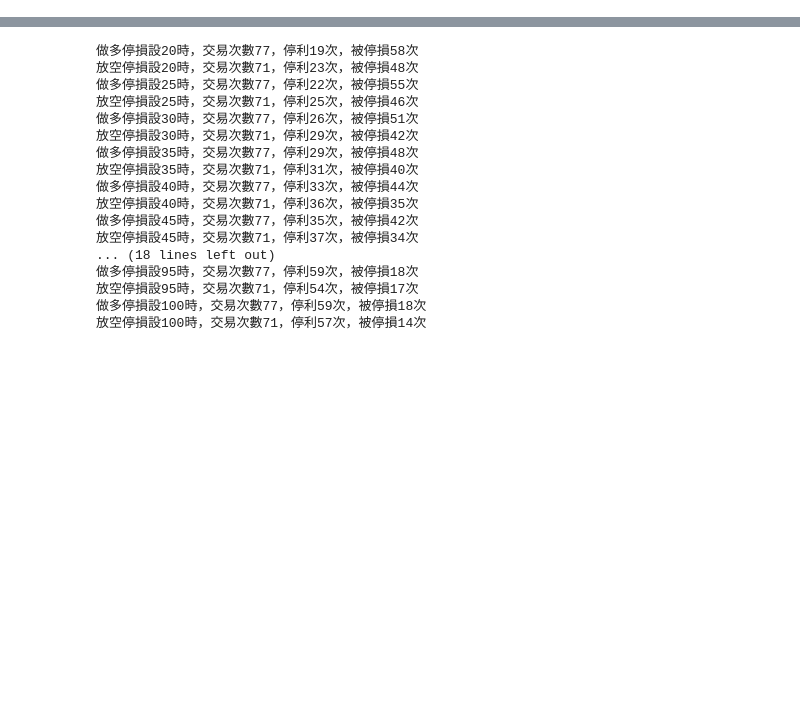
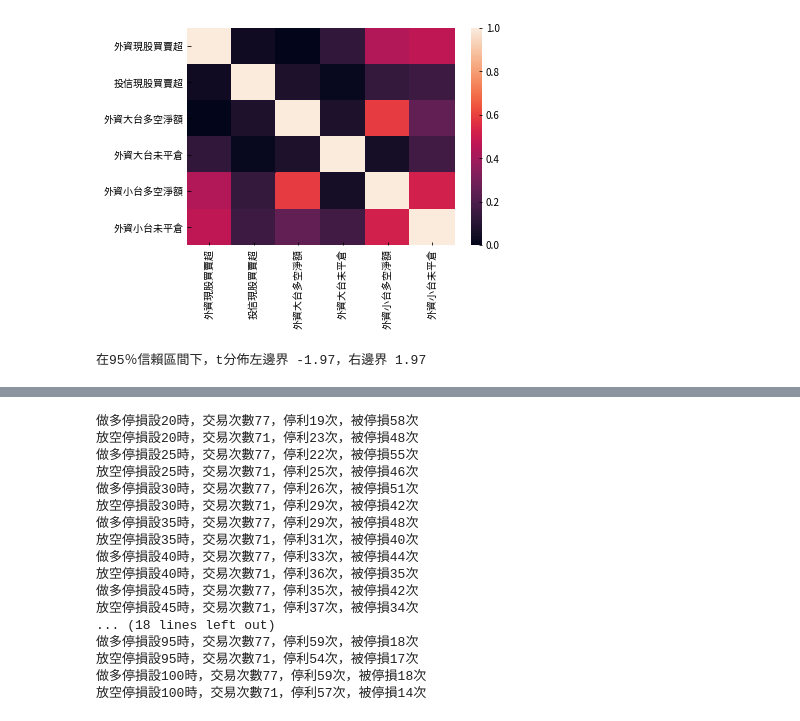
Before and after one commit to MaxChenCMC/Machine_Learning_in_Futures_Trading, a Jupyter notebook: main.ipynb, the cells around one changed output, grey strips where cells are left out. Drawn from its saved outputs; the diff is of its cells as text; code cells hidden in the pictures; blank space fills up the shorter version.

```diff
--- a/main.ipynb
+++ b/main.ipynb
@@ -44,0 +134,5 @@ df.tail()
+# %%
+df["rise_decline"] = np.where(df["標籤"] >= 0, "rise", "decline")
+raise_decline = df.groupby('rise_decline')
+display(raise_decline.mean())
+len(df[df['rise_decline'] == 'decline']),len(df[df['rise_decline'] == 'rise'])
@@ -44,0 +145,8 @@ df.tail()
+# %%
+plt.rcParams["font.sans-serif"] = ["Noto Sans CJK TC"]
+heatmap = df.iloc[:, :6].corr()
+sns.heatmap(heatmap, xticklabels=heatmap.columns[:6], yticklabels=heatmap.columns[:6])
+heatmap
+# 外資小台多空淨額 vs 外資大台多空淨額   0.591689
+# 外資小台多空淨額 vs 外資小台未平倉 0.521047
+# %% [output]
@@ -44,0 +160,13 @@ df.tail()
+[figure, added]
+# %%
+import scipy.stats as stats
+# stats.ttest_1samp(a = ,
+# popmean=)
+# pvalue越小越表示樣本間顯著不同
+
+degree_freedom = len(df[df['rise_decline'] == 'rise'])
+LQ = stats.t.ppf(0.025, degree_freedom)
+RQ = stats.t.ppf(0.975, degree_freedom)
+print(f'在95％信賴區間下，t分佈左邊界 {LQ:.3}，右邊界 {RQ:.3}')
+# %% [output]
+在95％信賴區間下，t分佈左邊界 -1.97，右邊界 1.97
```
Also changed, not shown: parts of 18 cells of this notebook.
